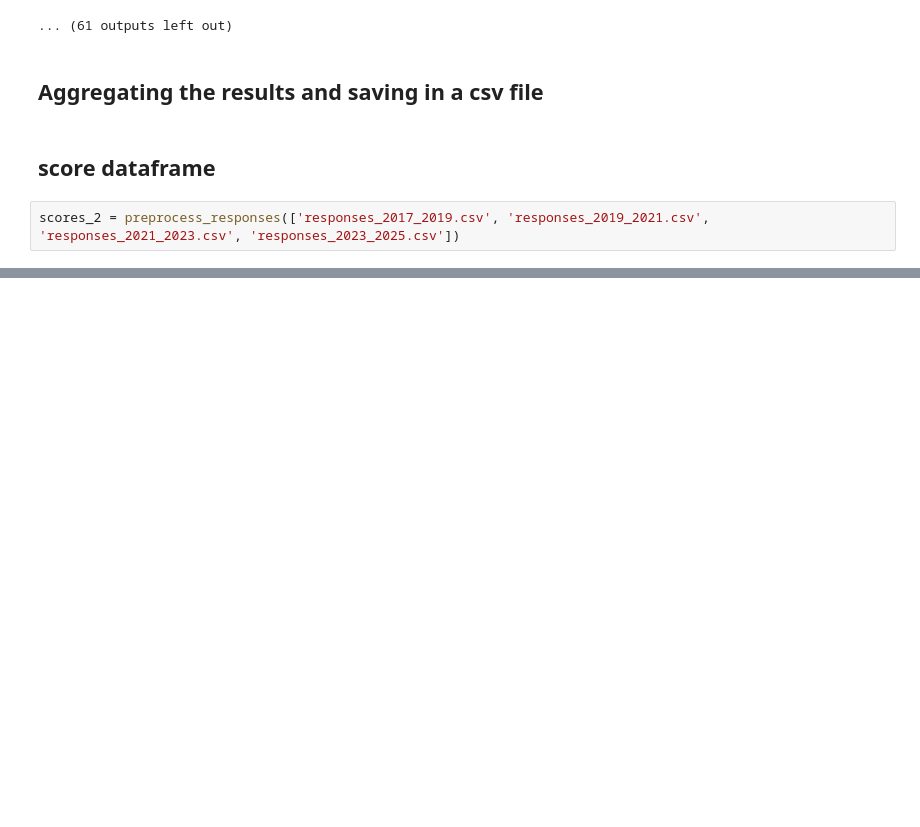
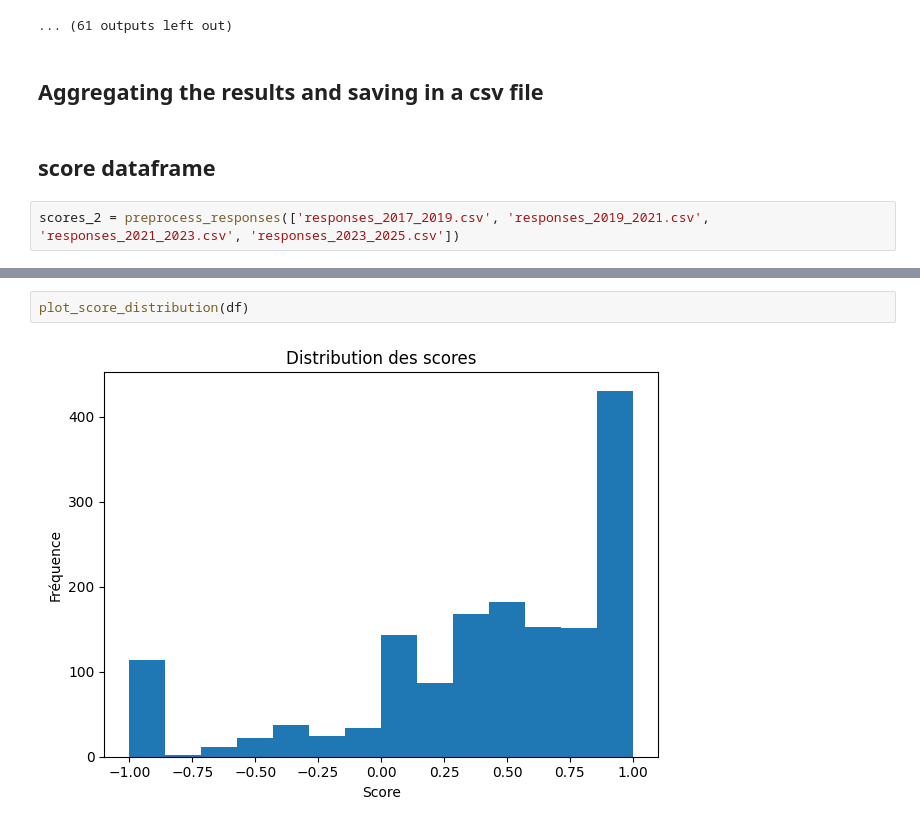
Before and after one commit to faunebl/crypto-sentiment, a Jupyter notebook: sandbox_ambroise.ipynb, the cells around one changed output, grey strips where cells are left out. Drawn from its saved outputs; the diff is of its cells as text; blank space fills up the shorter version.

```diff
--- a/sandbox_ambroise.ipynb
+++ b/sandbox_ambroise.ipynb
@@ -461,0 +492,4 @@ scores_2 = preprocess_responses(['responses_2017_2019.csv', 'responses_2019_2021
+# %%
+plot_score_distribution(df)
+# %% [output]
+[figure, added]
```
Also changed, not shown: parts of 6 cells of this notebook, 1 other file.
